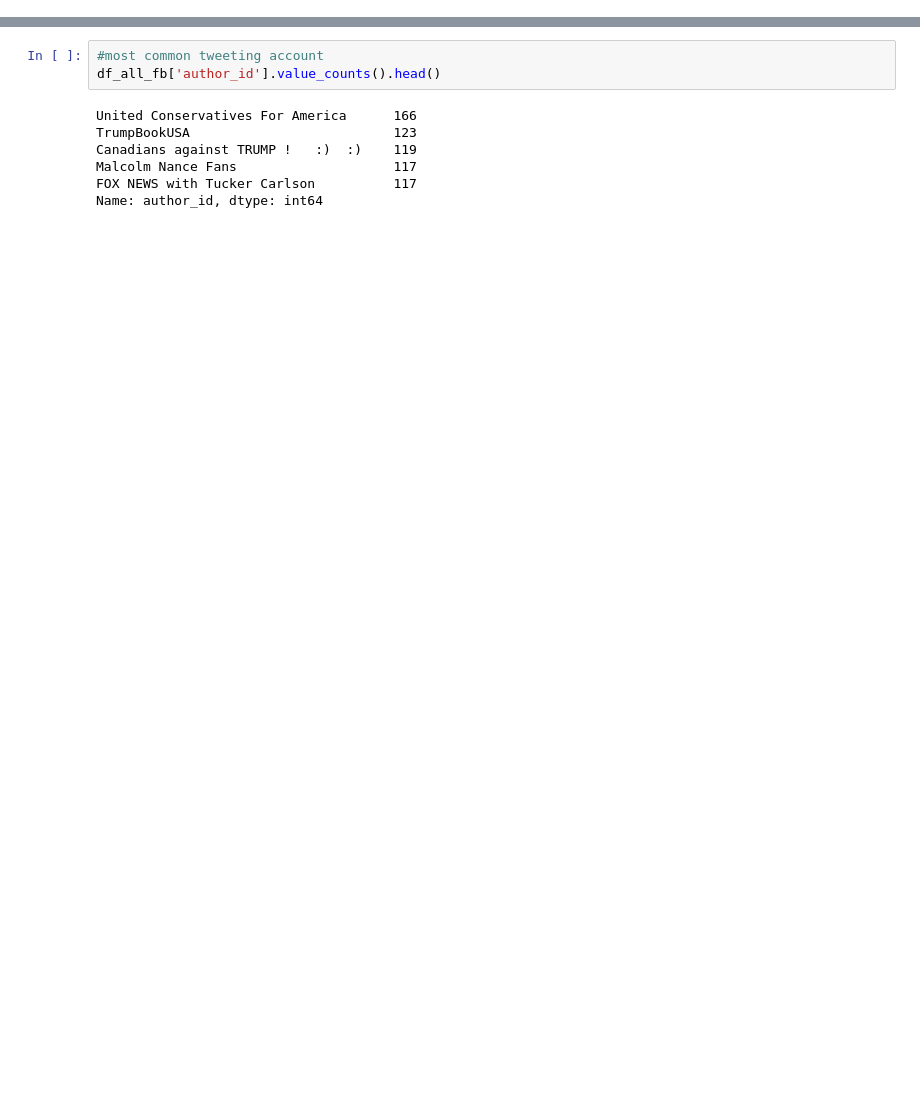
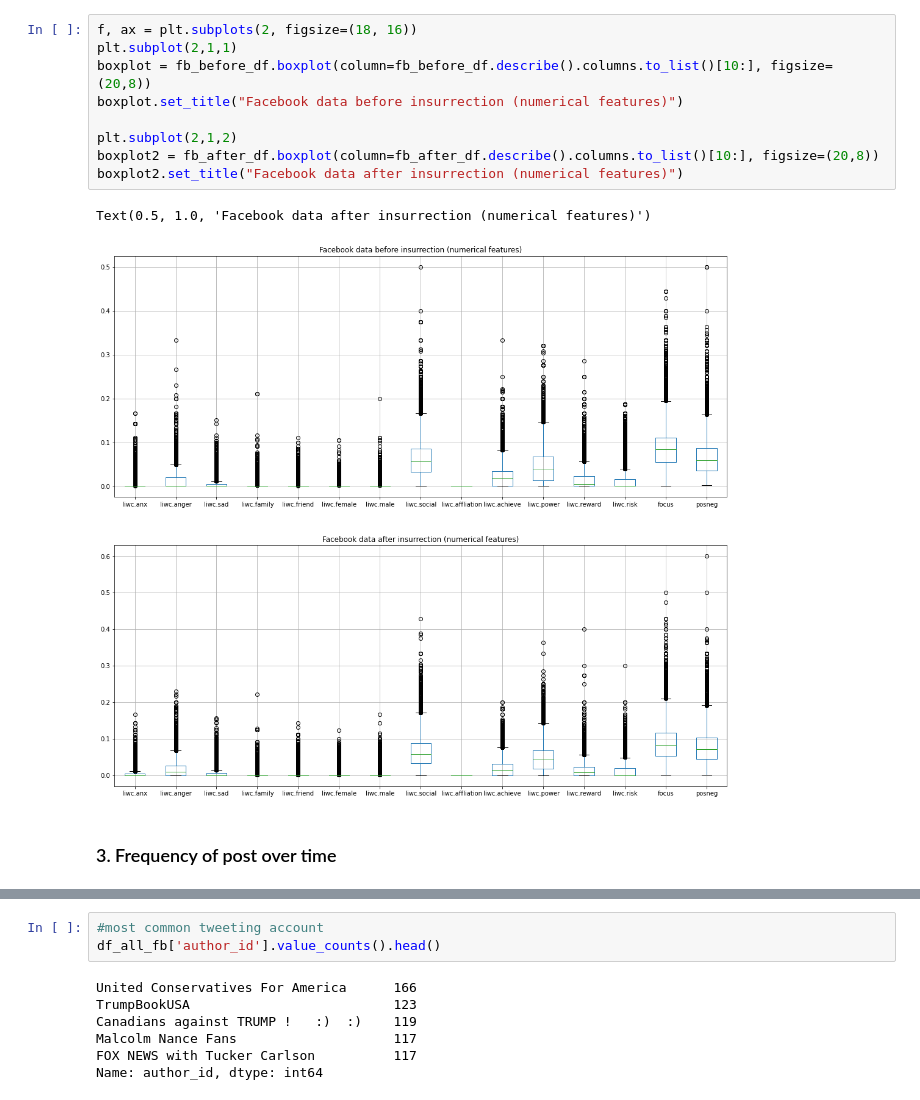
Before and after one commit to 105062125/IDS21-final-project, a Jupyter notebook: insurrection_exploration.ipynb, the cells around one changed output, grey strips where cells are left out. Cells and saved outputs as stored; diff of their text form; blank space fills up the shorter version.

```diff
--- a/insurrection_exploration.ipynb
+++ b/insurrection_exploration.ipynb
@@ -33 +84,15 @@ fb_before_df.head()
+# %%
+f, ax = plt.subplots(2, figsize=(18, 16))
+plt.subplot(2,1,1)
+boxplot = fb_before_df.boxplot(column=fb_before_df.describe().columns.to_list()[10:], figsize=(20,8))
+boxplot.set_title("Facebook data before insurrection (numerical features)")
+
+plt.subplot(2,1,2)
+boxplot2 = fb_after_df.boxplot(column=fb_after_df.describe().columns.to_list()[10:], figsize=(20,8))
+boxplot2.set_title("Facebook data after insurrection (numerical features)")
+# %% [output]
+Text(0.5, 1.0, 'Facebook data after insurrection (numerical features)')
+[figure, added]
+# %% [markdown]
+### 3. Frequency of post over time
 # %%
```
Also changed, not shown: parts of 69 cells of this notebook.
